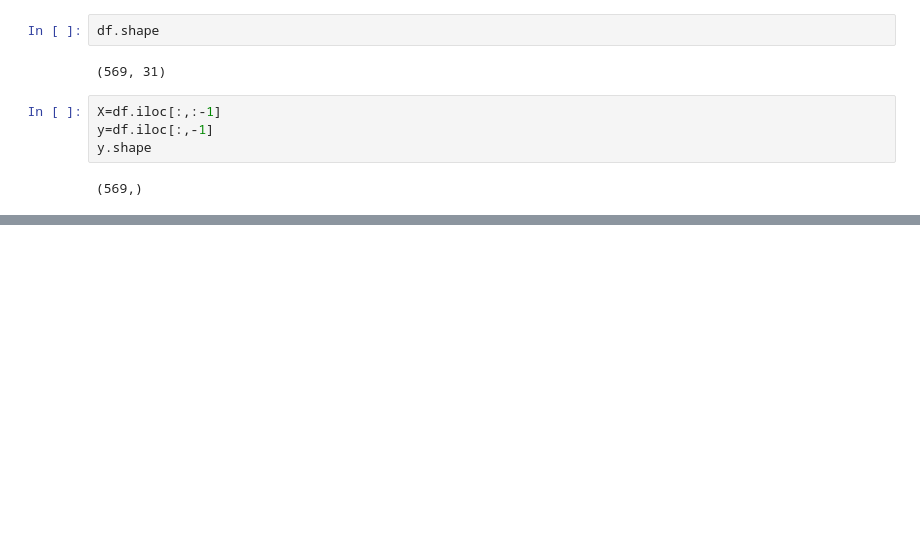
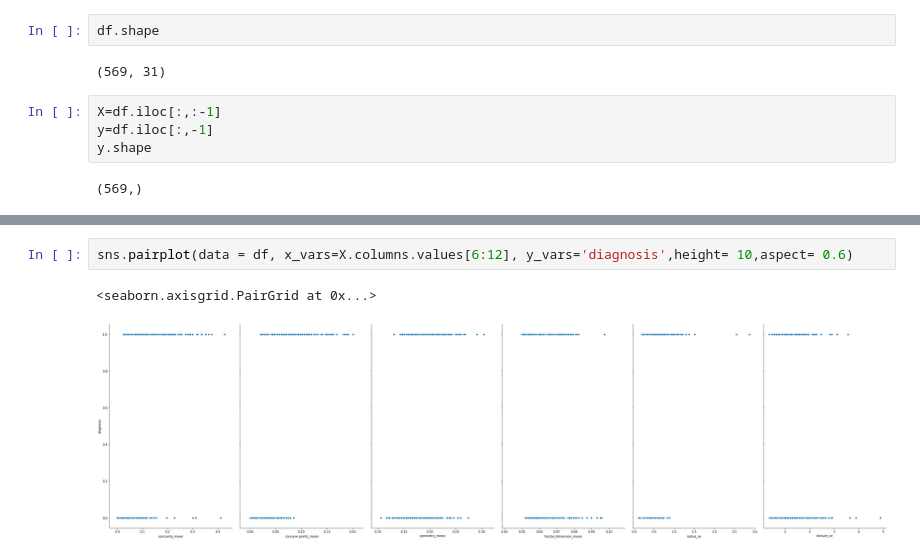
Before and after one commit to yoyongbo/ML_AS1, a Jupyter notebook: ML_assignment1/Assignment1.ipynb, the cells around one changed output, grey strips where cells are left out. Drawn from its saved outputs; the diff is of its cells as text; blank space fills up the shorter version.

```diff
--- a/ML_assignment1/Assignment1.ipynb
+++ b/ML_assignment1/Assignment1.ipynb
@@ -82,0 +78,5 @@ Name: diagnosis, Length: 455, dtype: int32
+# %%
+sns.pairplot(data = df, x_vars=X.columns.values[6:12], y_vars='diagnosis',height= 10,aspect= 0.6)
+# %% [output]
+<seaborn.axisgrid.PairGrid at 0x...>
+[figure, added]
```
Also changed, not shown: parts of 12 cells of this notebook.
